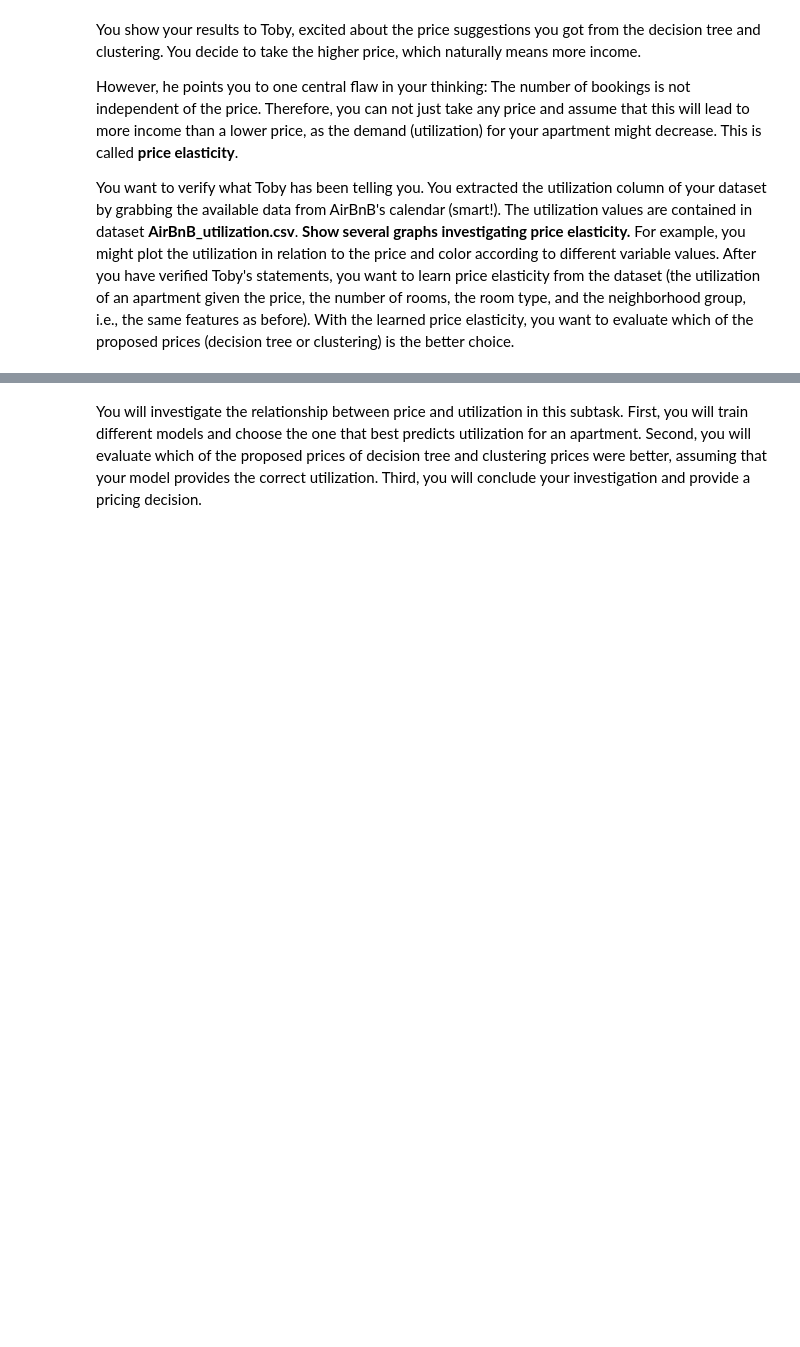
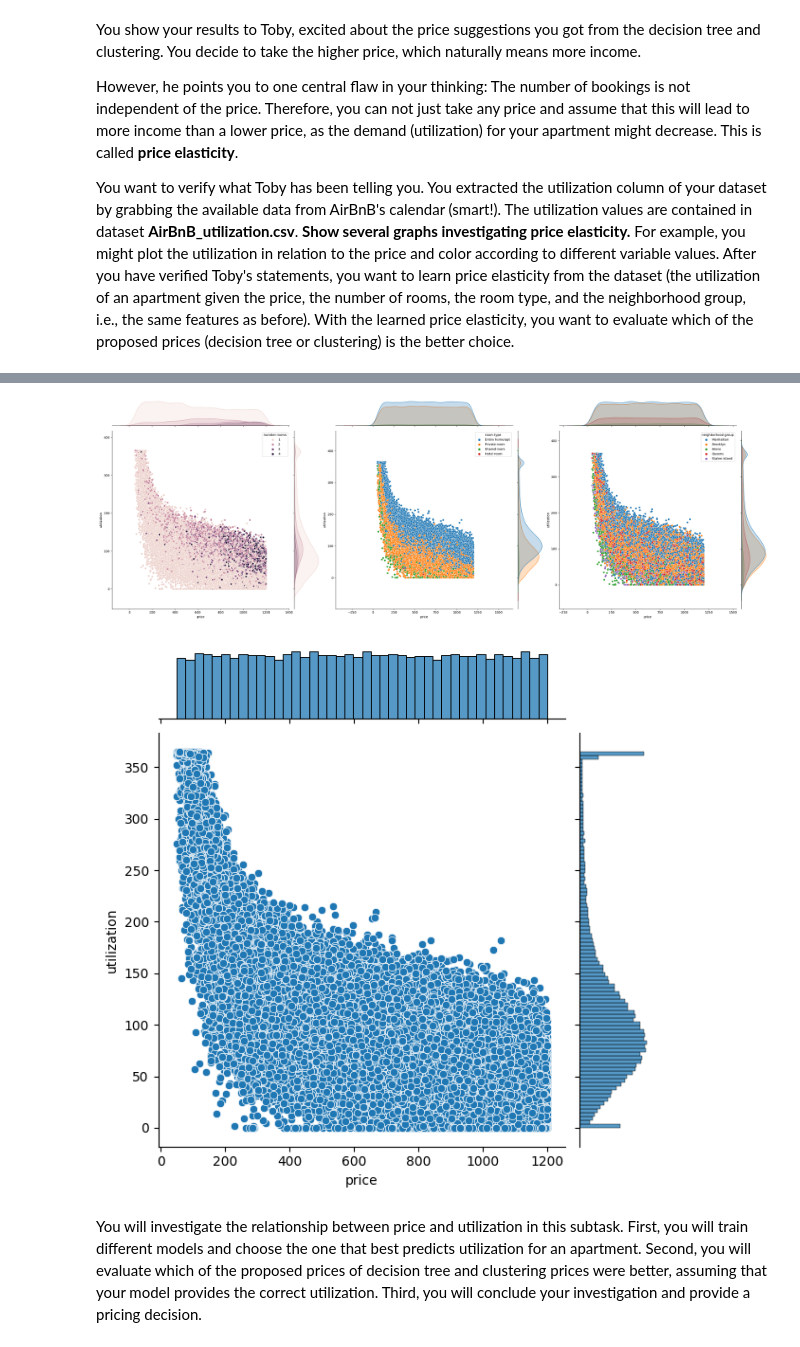
Before and after one commit to alpharmike/ids-assignment-1, a Jupyter notebook: assignment_1.ipynb, the cells around one changed output, grey strips where cells are left out. Drawn from its saved outputs; the diff is of its cells as text; code cells hidden in the pictures; blank space fills up the shorter version.

```diff
--- a/assignment_1.ipynb
+++ b/assignment_1.ipynb
@@ -889,5 +972,26 @@ After you have verified Toby's statements, you want to learn price elasticity fr
 # %%
 # Your answer goes here
+
+# Load the data containing utilization
+utilization_data = pd.read_csv('AirBnB_utilization.csv')
+
+# utilization in relation to price colored by different variable values (hues)
+features = ['number rooms', 'room type', 'neighborhood group']
+features_count = len(features)
+gs = gridspec.GridSpec(1, features_count)
+fig = plt.figure(figsize=(features_count * 10, 10))
+grid_plots = []
+for index, feature in enumerate(features):
+    # utilization in relation to price colored by different variable values (hues)
+    g = sns.jointplot(data=utilization_data, x='price', y="utilization", hue=feature, kind="scatter");
+    SeabornFig2Grid(g, fig, gs[index])
+
+# Overall utilization-price jointplot
+sns.jointplot(data=utilization_data, x='price', y="utilization", kind="scatter");
+gs.tight_layout(fig)
+# %% [output]
+[figure, added]
+[figure, added]
 # %% [markdown]
 You will investigate the relationship between price and utilization in this subtask. First, you will train different models and choose the one that best predicts utilization for an apartment. Second, you will evaluate which of the proposed prices of decision tree and clustering prices were better, assuming that your model provides the correct utilization. Third, you will conclude your investigation and provide a pricing decision.
 # %% [markdown]
```
Also changed, not shown: parts of 37 cells of this notebook.
